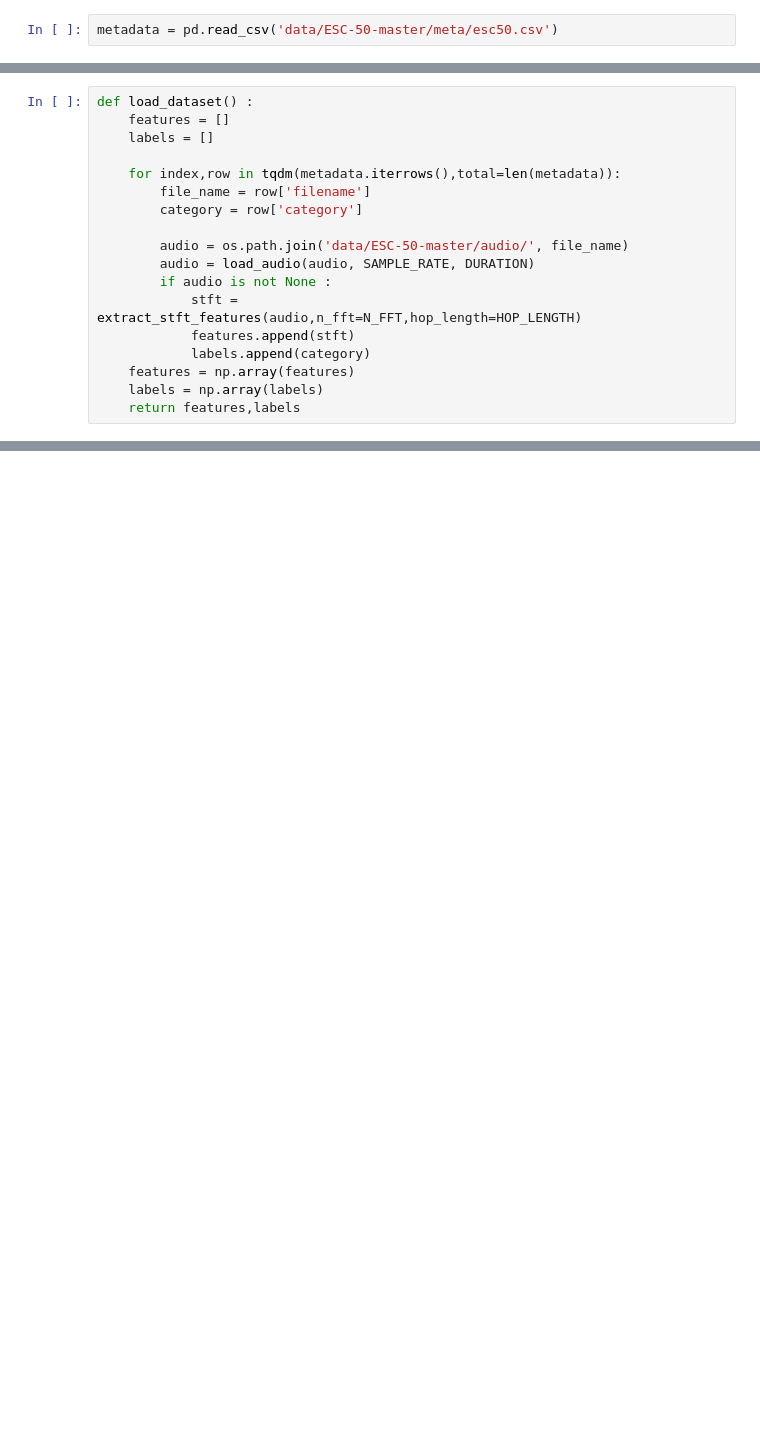
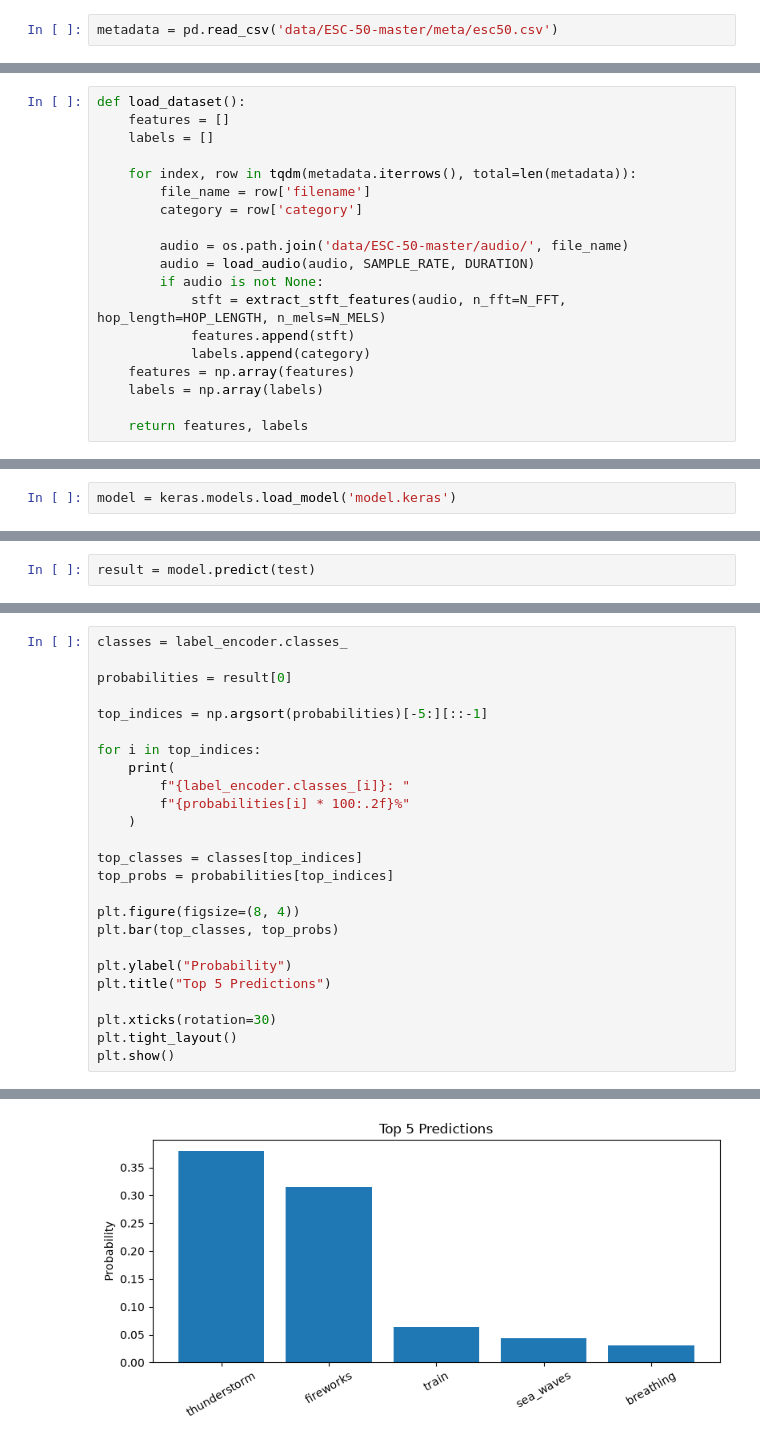
Before and after one commit to MahdiOSS/SpeechRecognizeCNN, a Jupyter notebook: main.ipynb, the cells around one changed output, grey strips where cells are left out. Saved outputs shown, nothing was run; the diff lists cells and outputs as text; blank space fills up the shorter version.

```diff
--- a/main.ipynb
+++ b/main.ipynb
@@ -31,20 +39,21 @@ def extract_stft_features(audio,n_fft,hop_length):
     return stft_db
 # %%
-def load_dataset() :
+def load_dataset():
     features = []
     labels = []
 
-    for index,row in tqdm(metadata.iterrows(),total=len(metadata)):
+    for index, row in tqdm(metadata.iterrows(), total=len(metadata)):
         file_name = row['filename']
         category = row['category']
 
         audio = os.path.join('data/ESC-50-master/audio/', file_name)
         audio = load_audio(audio, SAMPLE_RATE, DURATION)
-        if audio is not None :
-            stft = extract_stft_features(audio,n_fft=N_FFT,hop_length=HOP_LENGTH)
+        if audio is not None:
+            stft = extract_stft_features(audio, n_fft=N_FFT, hop_length=HOP_LENGTH, n_mels=N_MELS)
             features.append(stft)
             labels.append(category)
     features = np.array(features)
     labels = np.array(labels)
-    return features,labels
+
+    return features, labels
 # %%
@@ -90,0 +276,2 @@ Epoch 1/10
+# %%
+model = keras.models.load_model('model.keras')
@@ -90,0 +325,2 @@ Epoch 1/10
+# %%
+result = model.predict(test)
@@ -90,0 +329,26 @@ Epoch 1/10
+# %%
+classes = label_encoder.classes_
+
+probabilities = result[0]
+
+top_indices = np.argsort(probabilities)[-5:][::-1]
+
+for i in top_indices:
+    print(
+        f"{label_encoder.classes_[i]}: "
+        f"{probabilities[i] * 100:.2f}%"
+    )
+
+top_classes = classes[top_indices]
+top_probs = probabilities[top_indices]
+
+plt.figure(figsize=(8, 4))
+plt.bar(top_classes, top_probs)
+
+plt.ylabel("Probability")
+plt.title("Top 5 Predictions")
+
+plt.xticks(rotation=30)
+plt.tight_layout()
+plt.show()
+# %% [output]
@@ -90,0 +360 @@ Epoch 1/10
+[figure, added]
```
Also changed, not shown: parts of 32 cells of this notebook, 1 other file.
